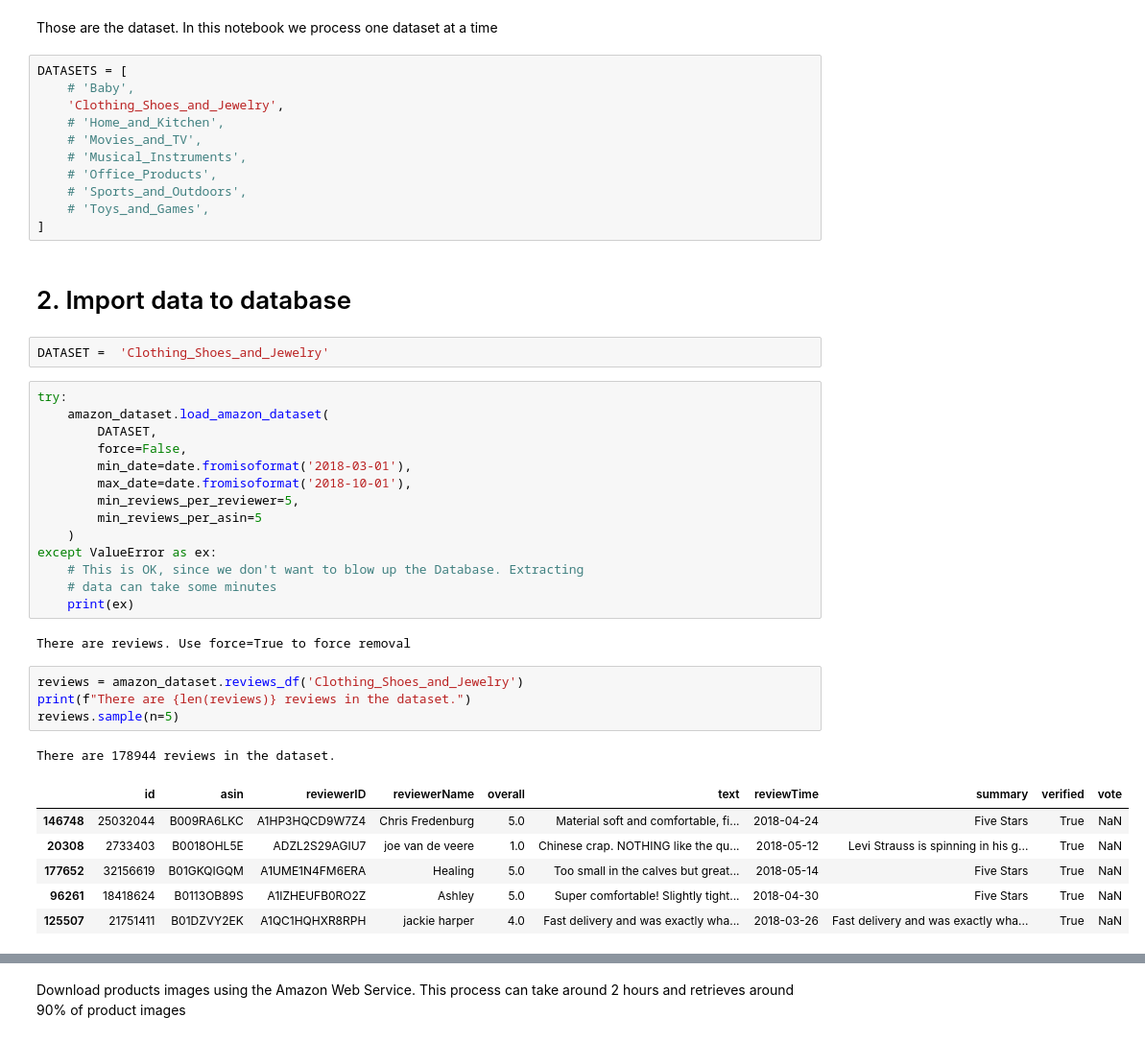
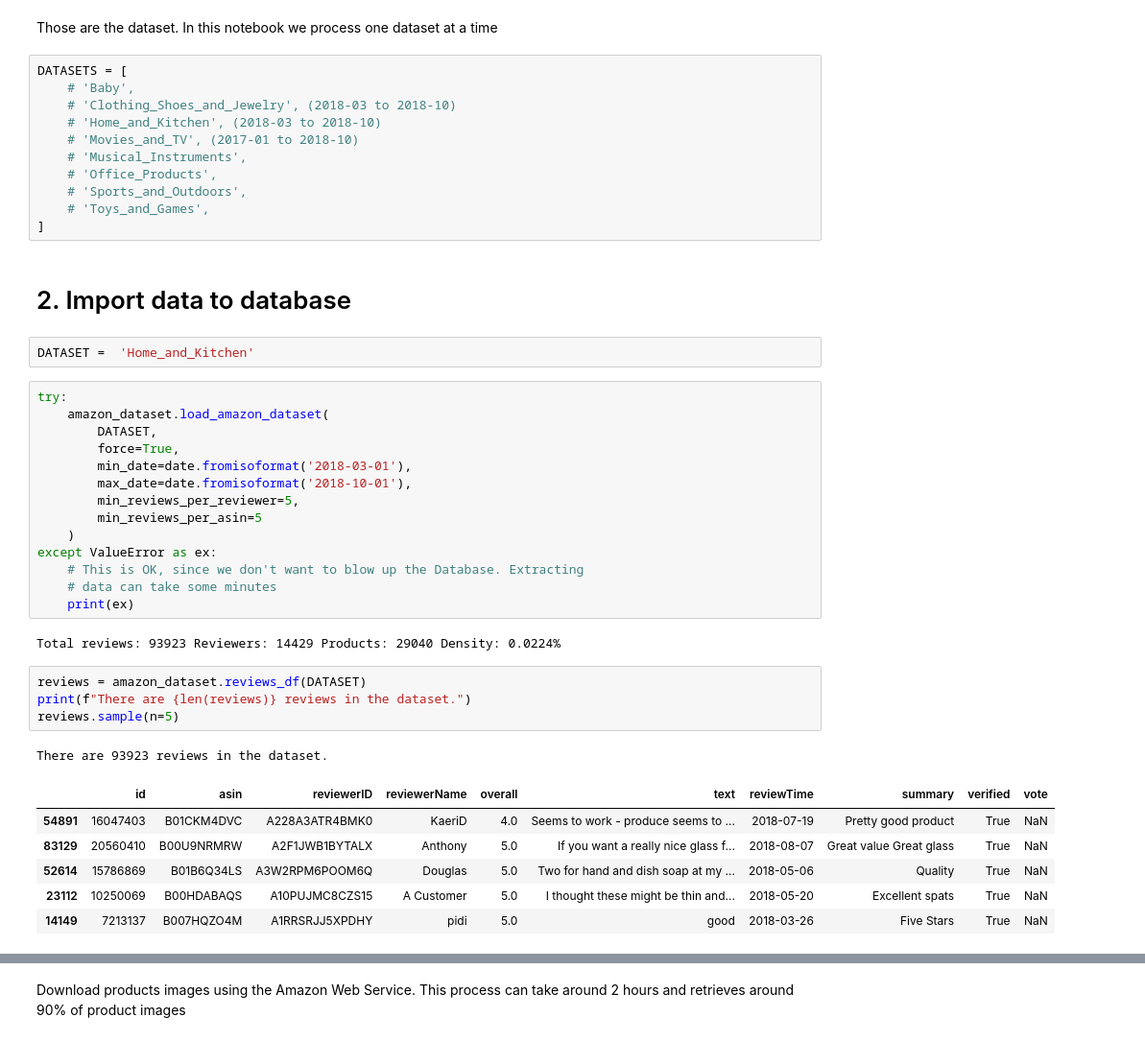
Before and after one commit to igui/Align-MacridVAE-data, a Jupyter notebook: download_amazon_data.ipynb, the cells around one changed output, grey strips where cells are left out. Shown at 96% size. Cells and saved outputs as stored; diff of their text form.

```diff
--- a/download_amazon_data.ipynb
+++ b/download_amazon_data.ipynb
@@ -20,9 +20,9 @@ Those are the dataset. In this notebook we process one dataset at a time
 # %%
 DATASETS = [
     # 'Baby',
-    'Clothing_Shoes_and_Jewelry',
-    # 'Home_and_Kitchen',
-    # 'Movies_and_TV',
+    # 'Clothing_Shoes_and_Jewelry', (2018-03 to 2018-10)
+    # 'Home_and_Kitchen', (2018-03 to 2018-10)
+    # 'Movies_and_TV', (2017-01 to 2018-10)
     # 'Musical_Instruments',
     # 'Office_Products',
     # 'Sports_and_Outdoors',
@@ -31,12 +31,12 @@ DATASETS = [
 # %% [markdown]
 # 2. Import data to database
 # %%
-DATASET =  'Clothing_Shoes_and_Jewelry'
+DATASET =  'Home_and_Kitchen'
 # %%
 try:
     amazon_dataset.load_amazon_dataset(
         DATASET,
-        force=False,
+        force=True,
         min_date=date.fromisoformat('2018-03-01'),
         max_date=date.fromisoformat('2018-10-01'),
         min_reviews_per_reviewer=5,
@@ -47,19 +47,19 @@ except ValueError as ex:
     # data can take some minutes
     print(ex)
 # %% [output]
-There are reviews. Use force=True to force removal
+Total reviews: 93923 Reviewers: 14429 Products: 29040 Density: 0.0224%
 # %%
-reviews = amazon_dataset.reviews_df('Clothing_Shoes_and_Jewelry')
+reviews = amazon_dataset.reviews_df(DATASET)
 print(f"There are {len(reviews)} reviews in the dataset.")
 reviews.sample(n=5)
 # %% [output]
-There are 178944 reviews in the dataset.
+There are 93923 reviews in the dataset.
 |  | id | asin | reviewerID | reviewerName | overall | text | reviewTime | summary | verified | vote |
-| 146748 | 25032044 | B009RA6LKC | A1HP3HQCD9W7Z4 | Chris Fredenburg | 5.0 | Material soft and comfortable, fi... | 2018-04-24 | Five Stars | True | NaN |
-| 20308 | 2733403 | B0018OHL5E | ADZL2S29AGIU7 | joe van de veere | 1.0 | Chinese crap. NOTHING like the qu... | 2018-05-12 | Levi Strauss is spinning in his g... | True | NaN |
-| 177652 | 32156619 | B01GKQIGQM | A1UME1N4FM6ERA | Healing | 5.0 | Too small in the calves but great... | 2018-05-14 | Five Stars | True | NaN |
-| 96261 | 18418624 | B0113OB89S | A1IZHEUFB0RO2Z | Ashley | 5.0 | Super comfortable! Slightly tight... | 2018-04-30 | Five Stars | True | NaN |
-| 125507 | 21751411 | B01DZVY2EK | A1QC1HQHXR8RPH | jackie harper | 4.0 | Fast delivery and was exactly wha... | 2018-03-26 | Fast delivery and was exactly wha... | True | NaN |
+| 54891 | 16047403 | B01CKM4DVC | A228A3ATR4BMK0 | KaeriD | 4.0 | Seems to work - produce seems to ... | 2018-07-19 | Pretty good product | True | NaN |
+| 83129 | 20560410 | B00U9NRMRW | A2F1JWB1BYTALX | Anthony | 5.0 | If you want a really nice glass f... | 2018-08-07 | Great value Great glass | True | NaN |
+| 52614 | 15786869 | B01B6Q34LS | A3W2RPM6POOM6Q | Douglas | 5.0 | Two for hand and dish soap at my ... | 2018-05-06 | Quality | True | NaN |
+| 23112 | 10250069 | B00HDABAQS | A10PUJMC8CZS15 | A Customer | 5.0 | I thought these might be thin and... | 2018-05-20 | Excellent spats | True | NaN |
+| 14149 | 7213137 | B007HQZO4M | A1RRSRJJ5XPDHY | pidi | 5.0 | good | 2018-03-26 | Five Stars | True | NaN |
 # %%
 products = amazon_dataset.products_df(DATASET)
 print(f"There are {len(products)} products in the dataset.")
```
Also changed, not shown: parts of 4 cells of this notebook, 5 other files.
